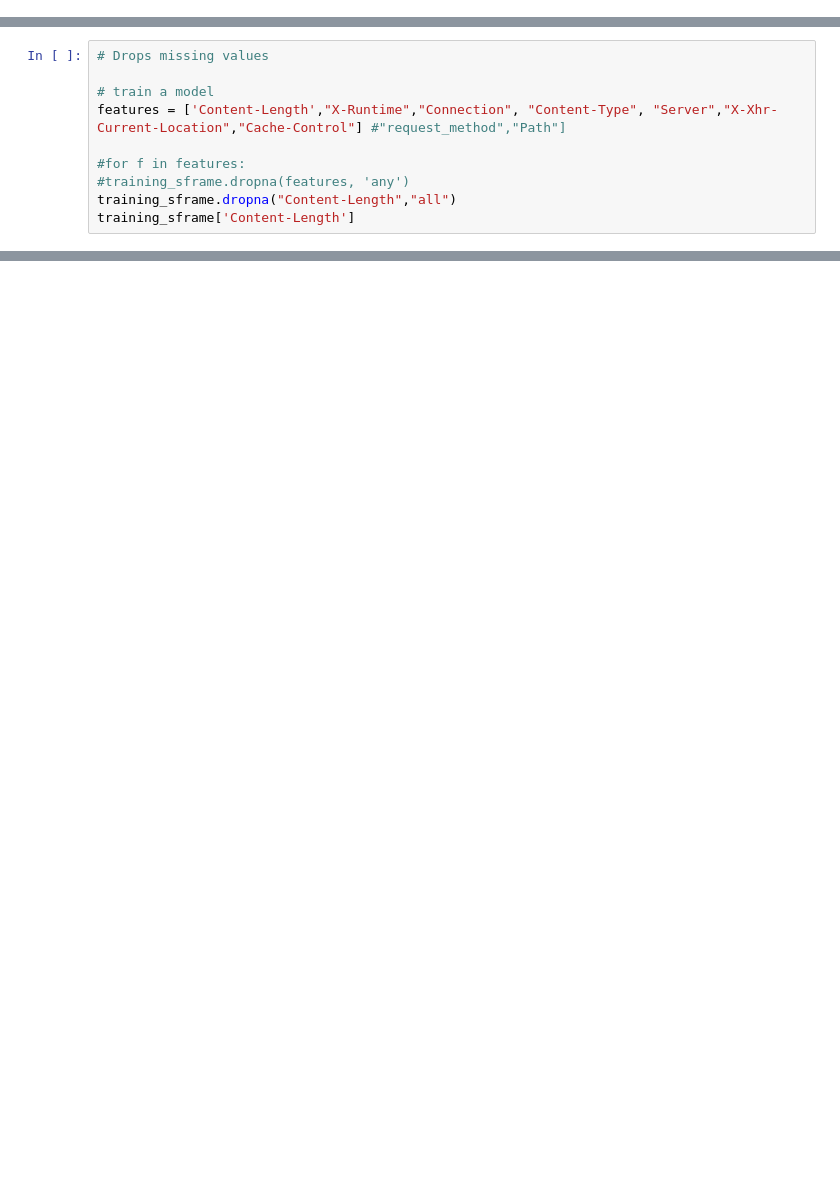
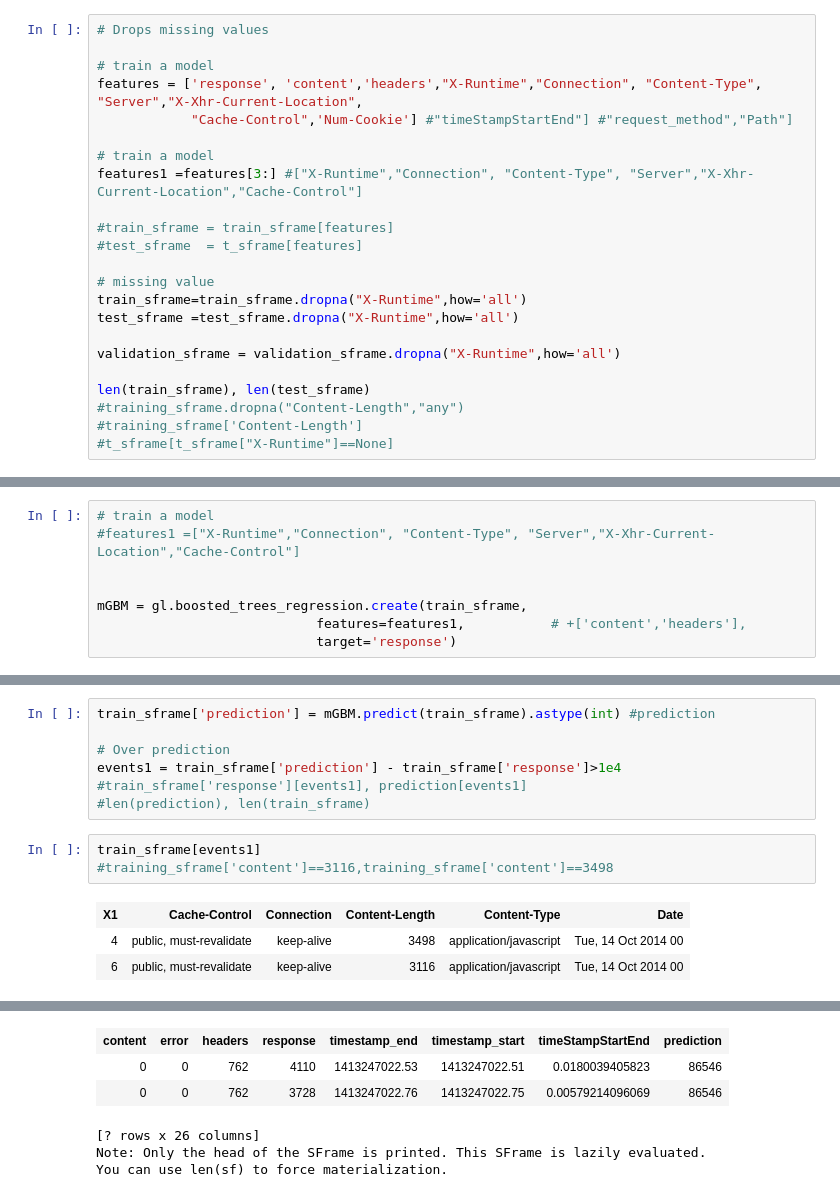
Before and after one commit to wangwf/Codes, a Jupyter notebook: dataLogs/graphlab.ipynb, the cells around one changed output, grey strips where cells are left out. Cells and saved outputs as stored; diff of their text form; blank space fills up the shorter version.

```diff
--- a/dataLogs/graphlab.ipynb
+++ b/dataLogs/graphlab.ipynb
@@ -224,0 +156,23 @@ training_sframe[:,["header"]]
+# %%
+# Drops missing values
+
+# train a model
+features = ['response', 'content','headers',"X-Runtime","Connection", "Content-Type", "Server","X-Xhr-Current-Location",
+            "Cache-Control",'Num-Cookie'] #"timeStampStartEnd"] #"request_method","Path"]
+
+# train a model
+features1 =features[3:] #["X-Runtime","Connection", "Content-Type", "Server","X-Xhr-Current-Location","Cache-Control"]
+
+#train_sframe = train_sframe[features]
+#test_sframe  = t_sframe[features]
+
+# missing value
+train_sframe=train_sframe.dropna("X-Runtime",how='all')
+test_sframe =test_sframe.dropna("X-Runtime",how='all')
+
+validation_sframe = validation_sframe.dropna("X-Runtime",how='all')
+
+len(train_sframe), len(test_sframe)
+#training_sframe.dropna("Content-Length","any")
+#training_sframe['Content-Length']
+#t_sframe[t_sframe["X-Runtime"]==None]
@@ -225,11 +283,9 @@ training_sframe[:,["header"]]
 # %%
-# Drops missing values
+# train a model
+#features1 =["X-Runtime","Connection", "Content-Type", "Server","X-Xhr-Current-Location","Cache-Control"]
 
-# train a model
-features = ['Content-Length',"X-Runtime","Connection", "Content-Type", "Server","X-Xhr-Current-Location","Cache-Control"] #"request_method","Path"]
 
-#for f in features:
-#training_sframe.dropna(features, 'any')
-training_sframe.dropna("Content-Length","all")
-training_sframe['Content-Length']
+mGBM = gl.boosted_trees_regression.create(train_sframe,
+                            features=features1,           # +['content','headers'],
+                            target='response')
 # %% [output]
@@ -253,0 +359,14 @@ ToolkitError: Missing value (None) encountered in column 'Content-Length'. Use t
+# %%
+train_sframe['prediction'] = mGBM.predict(train_sframe).astype(int) #prediction
+
+# Over prediction
+events1 = train_sframe['prediction'] - train_sframe['response']>1e4
+#train_sframe['response'][events1], prediction[events1]
+#len(prediction), len(train_sframe)
+# %%
+train_sframe[events1]
+#training_sframe['content']==3116,training_sframe['content']==3498
+# %% [output]
+| X1 | Cache-Control | Connection | Content-Length | Content-Type | Date |
+| 4 | public, must-revalidate | keep-alive | 3498 | application/javascript | Tue, 14 Oct 2014 00 |
+| 6 | public, must-revalidate | keep-alive | 3116 | application/javascript | Tue, 14 Oct 2014 00 |
@@ -253,0 +379,6 @@ ToolkitError: Missing value (None) encountered in column 'Content-Length'. Use t
+| content | error | headers | response | timestamp_end | timestamp_start | timeStampStartEnd | prediction |
+| 0 | 0 | 762 | 4110 | 1413247022.53 | 1413247022.51 | 0.0180039405823 | 86546 |
+| 0 | 0 | 762 | 3728 | 1413247022.76 | 1413247022.75 | 0.00579214096069 | 86546 |
+[? rows x 26 columns]
+Note: Only the head of the SFrame is printed. This SFrame is lazily evaluated.
+You can use len(sf) to force materialization.
```
Also changed, not shown: parts of 41 cells of this notebook, 3 other files.
